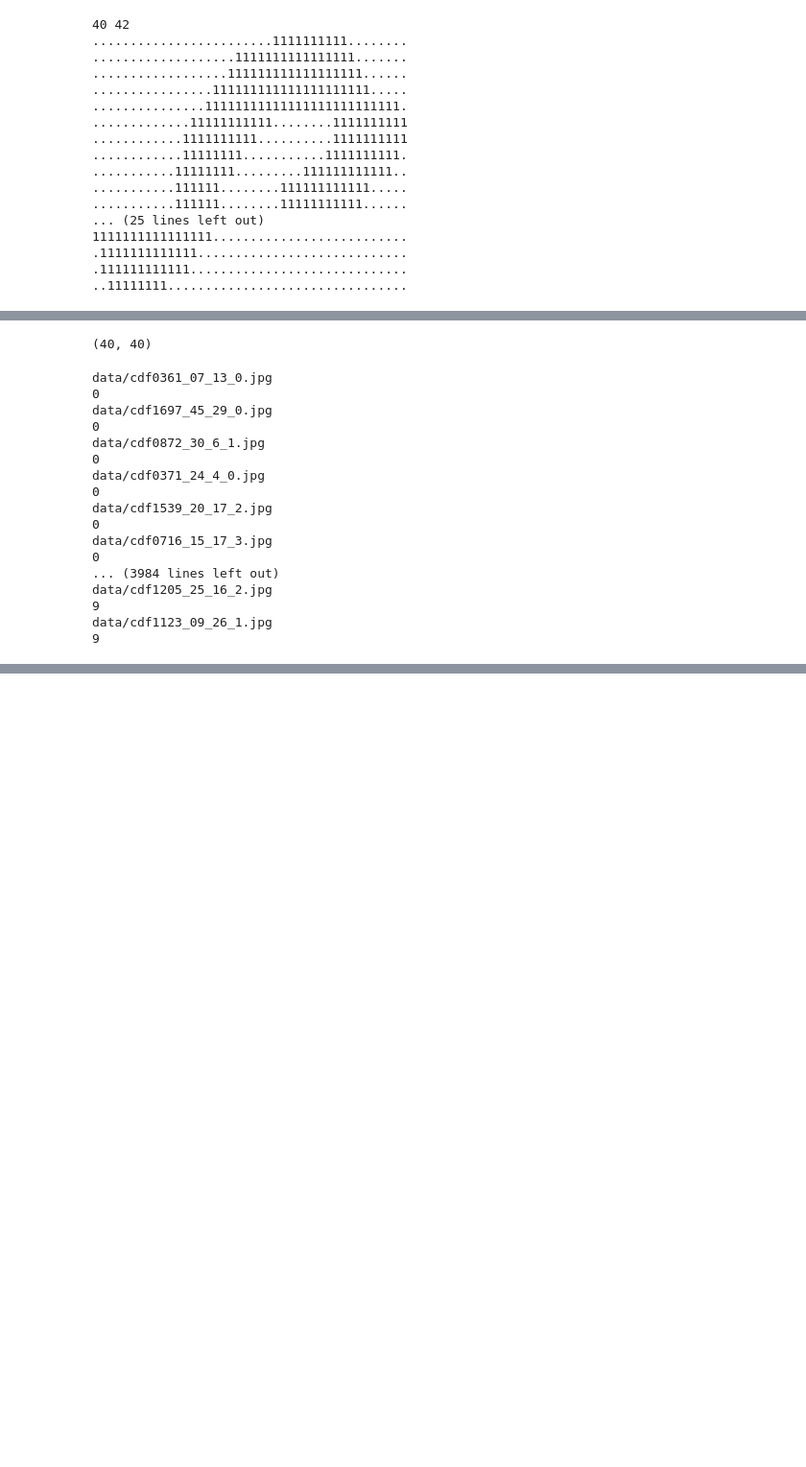
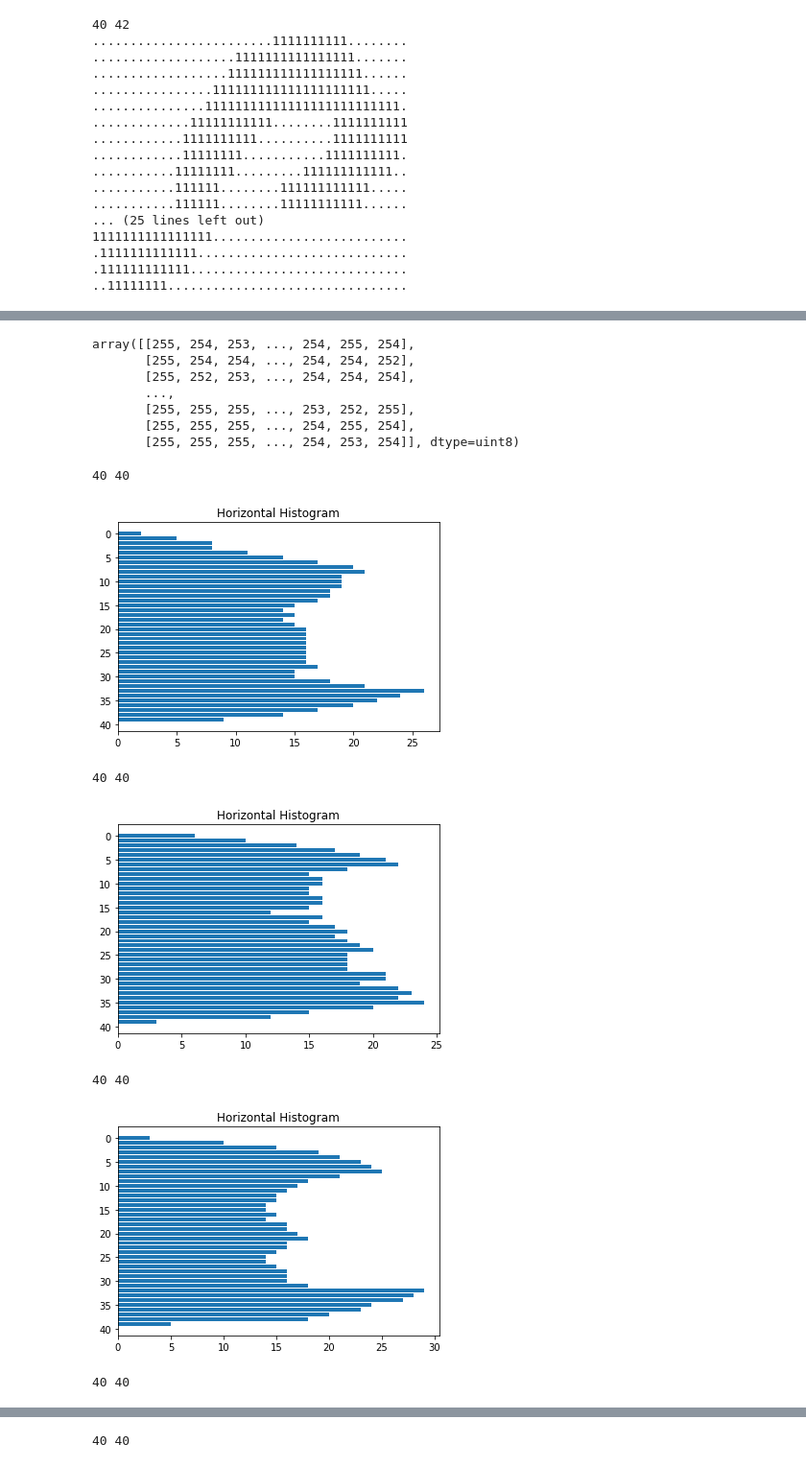
Before and after one commit to pedropasqualini/machine-learning, a Jupyter notebook: ex01_repr/Features.ipynb, the cells around one changed output, grey strips where cells are left out. Shown at 96% size. Cells and saved outputs as stored; diff of their text form; code cells hidden in the pictures; blank space fills up the shorter version.

```diff
--- a/ex01_repr/Features.ipynb
+++ b/ex01_repr/Features.ipynb
@@ -140,28 +120,41 @@ image.shape
 # %%
-cv2.resize(image, (40, 40)).shape
+cv2.resize(image, (40, 40))
 # %% [output]
-(40, 40)
+array([[255, 254, 253, ..., 254, 255, 254],
+       [255, 254, 254, ..., 254, 254, 252],
+       [255, 252, 253, ..., 254, 254, 254],
+       ...,
+       [255, 255, 255, ..., 253, 252, 255],
+       [255, 255, 255, ..., 254, 255, 254],
+       [255, 255, 255, ..., 254, 253, 254]], dtype=uint8)
-# %%
-f = open("digits/files.txt", "r")
-for x in f:
-    image = cv2.imread('img, 0)
-    print(x.split()[0])
-    print(x.split()[1])
-# %% [output]
-data/cdf0361_07_13_0.jpg
-0
-data/cdf1697_45_29_0.jpg
-0
-data/cdf0872_30_6_1.jpg
-0
-data/cdf0371_24_4_0.jpg
-0
-data/cdf1539_20_17_2.jpg
-0
-data/cdf0716_15_17_3.jpg
-0
-... (3984 lines left out)
-data/cdf1205_25_16_2.jpg
-9
-data/cdf1123_09_26_1.jpg
-9
+# %%
+f = open("digits/files.txt", "r")
+count = 0
+features = []
+i = 0
+for x in f:
+    features.append([])
+    image = cv2.imread("digits/" + x.split()[0], 0)
+    image = cv2.resize(image, (40, 40))
+    h, w = image.shape
+    features[i].append(horizontal_histogram(image))
+    features[i].append(vertical_histogram(image))
+    features[i].append(x.split()[1])
+    #    for i in range(h):
+    #        for j in range(w):
+    #            if( image[i][j] > 128):
+    #                print ('.', end='')
+    #            else:
+    #                print ('1', end='')
+    #        print('\n', end='')
+    count += 1
+    #print(x.split()[0])
+    #print(x.split()[1])
+# %% [output]
+40 40
+[figure, added]
+40 40
+[figure, added]
+40 40
+[figure, added]
+40 40
@@ -167,0 +162 @@ data/cdf1123_09_26_1.jpg
+40 40
```
Also changed, not shown: parts of 10 cells of this notebook.
